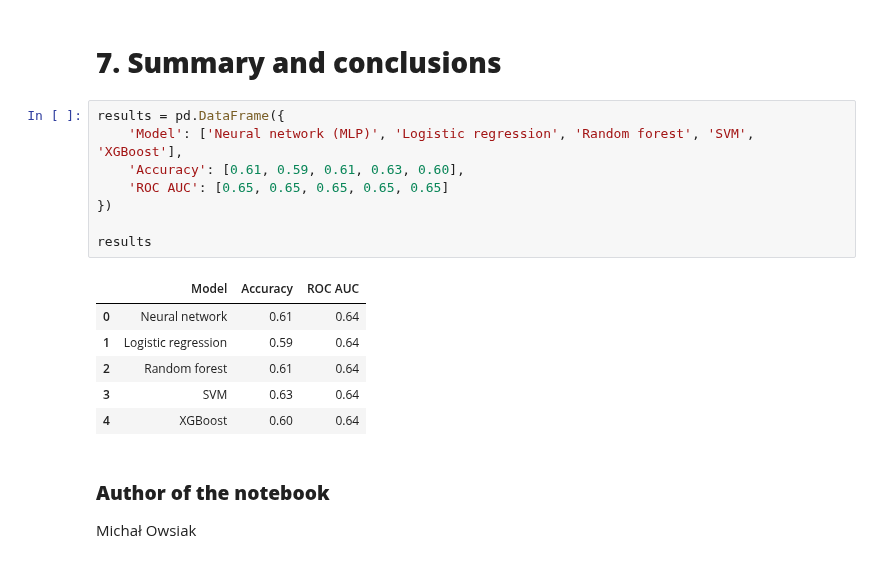
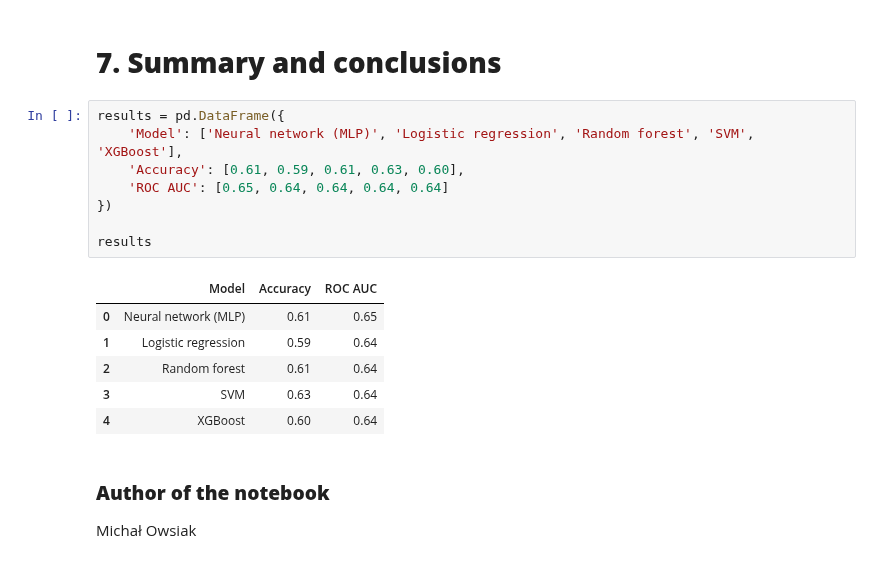
Before and after one commit to michal-owsiak/eeg-emotion-recognition-cnn, a Jupyter notebook: index.ipynb, the cells around one changed output. Drawn from its saved outputs; the diff is of its cells as text.

```diff
--- a/index.ipynb
+++ b/index.ipynb
@@ -787,14 +913,14 @@ ROC AUC: 0.65
 # %%
 results = pd.DataFrame({
     'Model': ['Neural network (MLP)', 'Logistic regression', 'Random forest', 'SVM', 'XGBoost'],
     'Accuracy': [0.61, 0.59, 0.61, 0.63, 0.60],
-    'ROC AUC': [0.65, 0.65, 0.65, 0.65, 0.65]
+    'ROC AUC': [0.65, 0.64, 0.64, 0.64, 0.64]
 })
 
 results
 # %% [output]
 |  | Model | Accuracy | ROC AUC |
-| 0 | Neural network | 0.61 | 0.64 |
+| 0 | Neural network (MLP) | 0.61 | 0.65 |
 | 1 | Logistic regression | 0.59 | 0.64 |
 | 2 | Random forest | 0.61 | 0.64 |
 | 3 | SVM | 0.63 | 0.64 |
```
Also changed, not shown: parts of 23 cells of this notebook.
